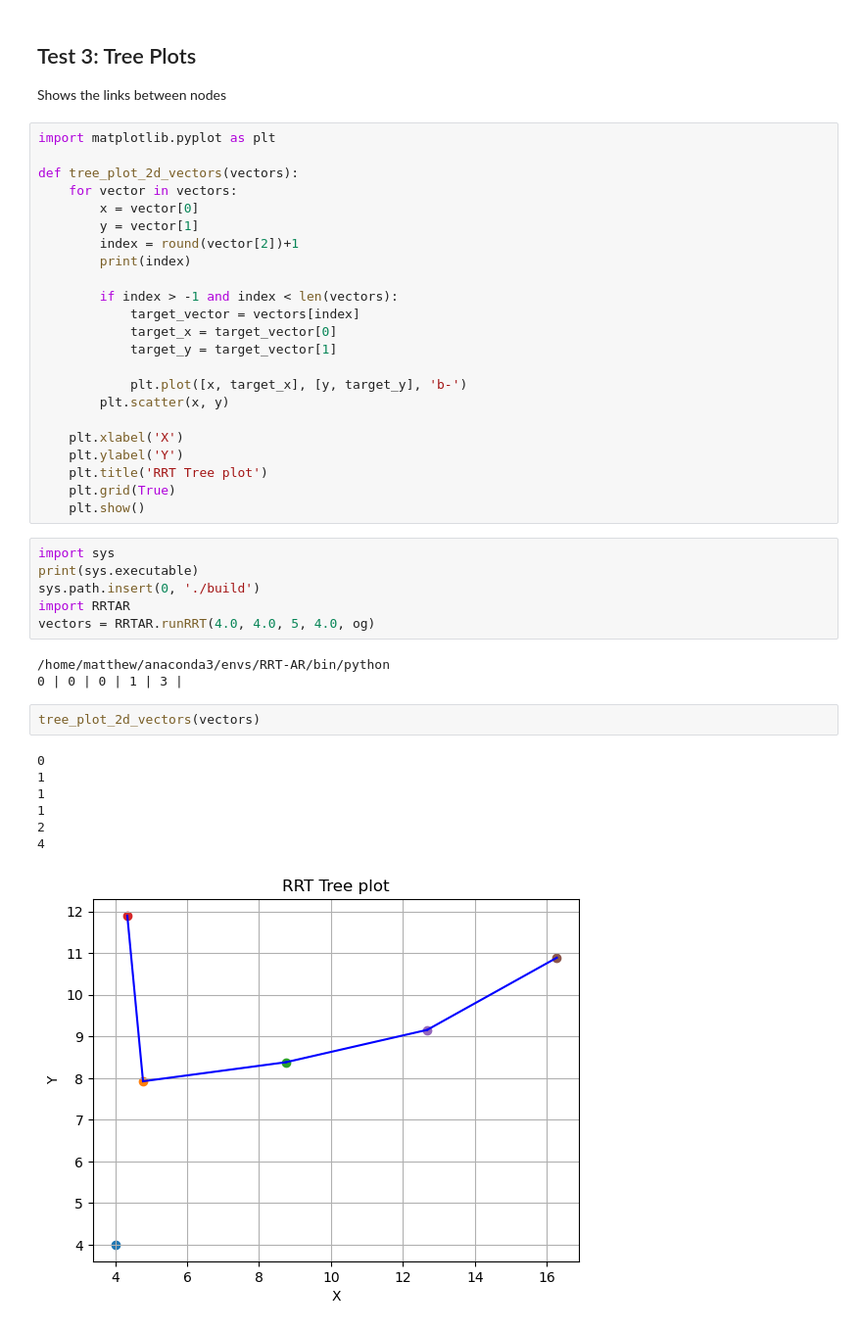
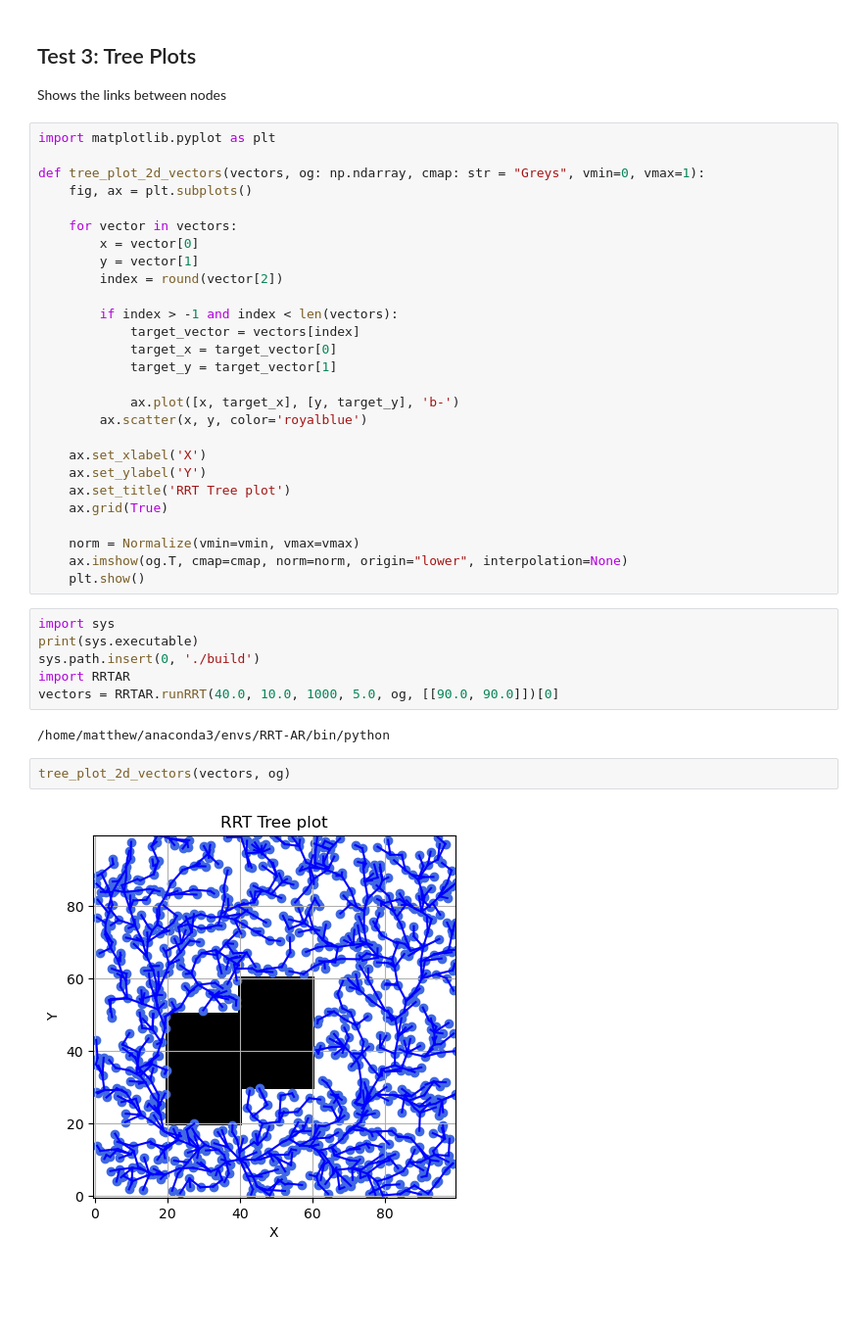
Before and after one commit to matthew0517/RRT-AR, a Jupyter notebook: testRRT.ipynb, the cells around one changed output. Shown at 98% size. Drawn from its saved outputs; the diff is of its cells as text; blank space fills up the shorter version.

```diff
--- a/testRRT.ipynb
+++ b/testRRT.ipynb
@@ -80,42 +78,39 @@ Shows the links between nodes
 # %%
 import matplotlib.pyplot as plt
 
-def tree_plot_2d_vectors(vectors):
+def tree_plot_2d_vectors(vectors, og: np.ndarray, cmap: str = "Greys", vmin=0, vmax=1):
+    fig, ax = plt.subplots()
+
     for vector in vectors:
         x = vector[0]
         y = vector[1]
-        index = round(vector[2])+1
-        print(index)
+        index = round(vector[2])
 
         if index > -1 and index < len(vectors):
             target_vector = vectors[index]
             target_x = target_vector[0]
             target_y = target_vector[1]
 
-            plt.plot([x, target_x], [y, target_y], 'b-')
-        plt.scatter(x, y)
+            ax.plot([x, target_x], [y, target_y], 'b-')
+        ax.scatter(x, y, color='royalblue')
 
-    plt.xlabel('X')
-    plt.ylabel('Y')
-    plt.title('RRT Tree plot')
-    plt.grid(True)
+    ax.set_xlabel('X')
+    ax.set_ylabel('Y')
+    ax.set_title('RRT Tree plot')
+    ax.grid(True)
+
+    norm = Normalize(vmin=vmin, vmax=vmax)
+    ax.imshow(og.T, cmap=cmap, norm=norm, origin="lower", interpolation=None)
     plt.show()
 # %%
 import sys
 print(sys.executable)
 sys.path.insert(0, './build')
 import RRTAR
-vectors = RRTAR.runRRT(4.0, 4.0, 5, 4.0, og)
+vectors = RRTAR.runRRT(40.0, 10.0, 1000, 5.0, og, [[90.0, 90.0]])[0]
 # %% [output]
 /home/matthew/anaconda3/envs/RRT-AR/bin/python
-0 | 0 | 0 | 1 | 3 |
 # %%
-tree_plot_2d_vectors(vectors)
+tree_plot_2d_vectors(vectors, og)
 # %% [output]
-0
-1
-1
-1
-2
-4
-[figure, old version]
+[figure, new version]
```
Also changed, not shown: parts of 9 cells of this notebook, 1 other file.
